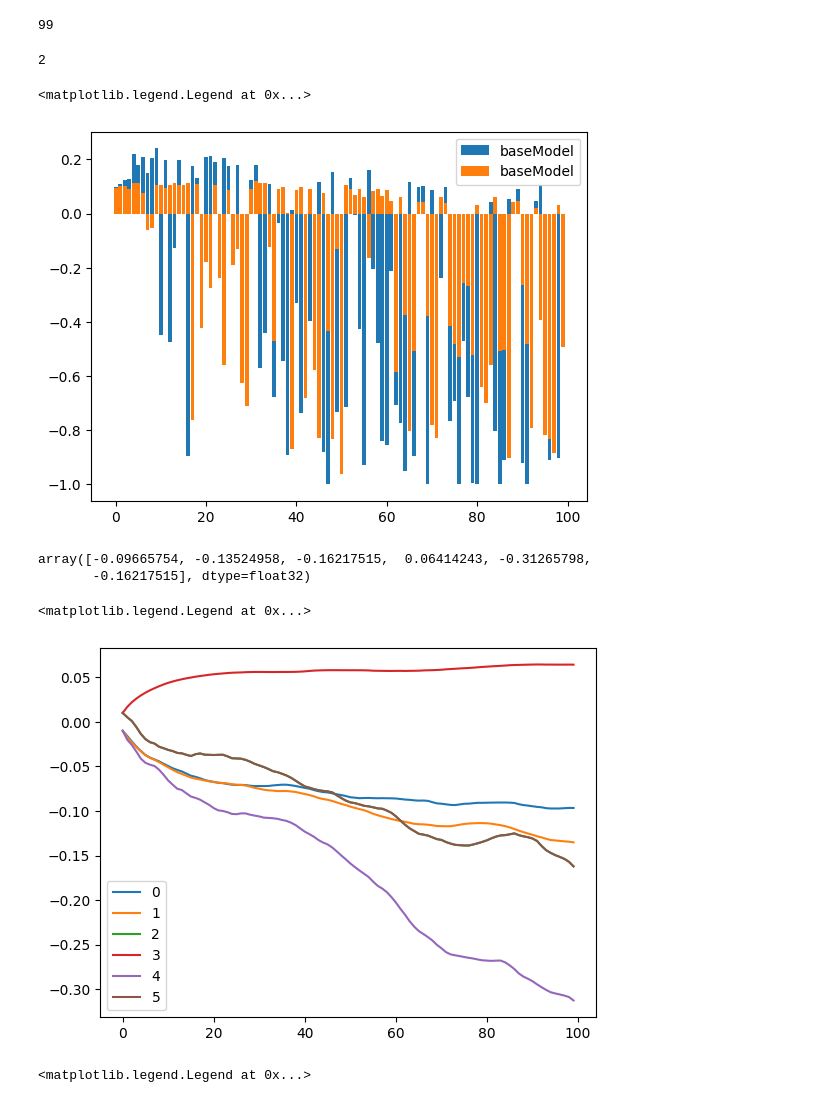
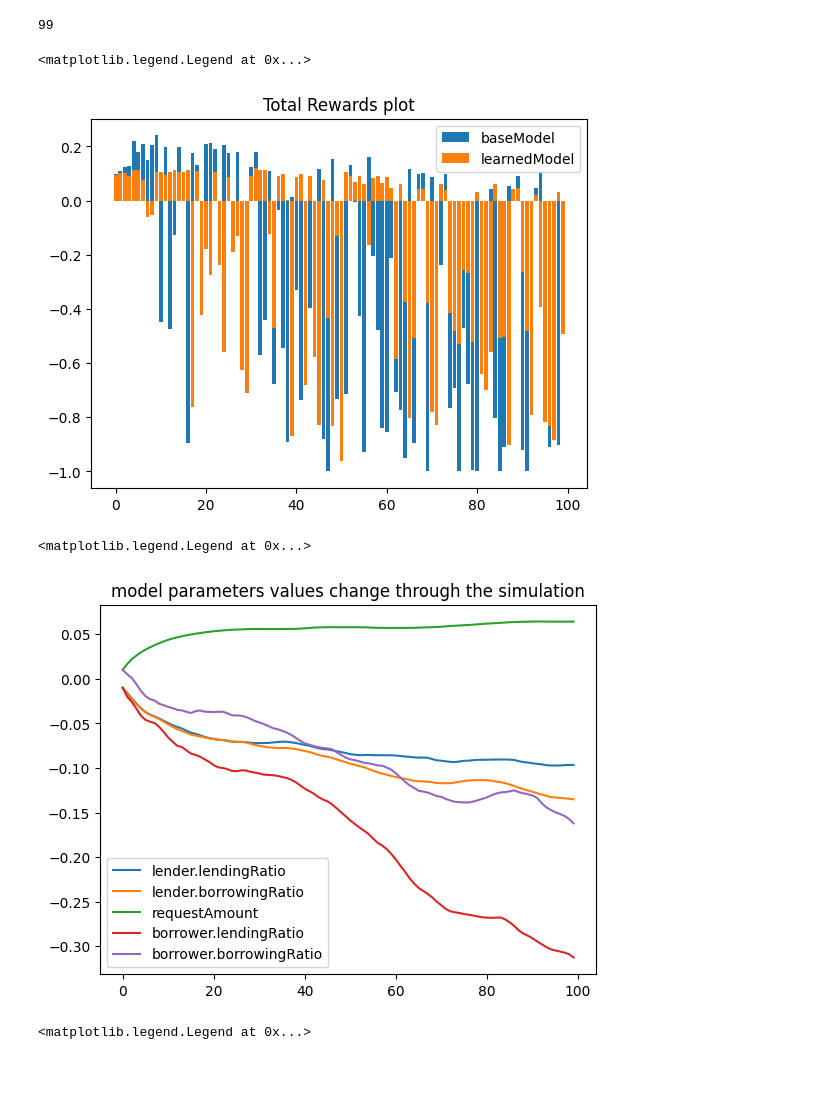
Before and after one commit to dongxulee/balanceSheet, a Jupyter notebook: bankingSystemRL.ipynb, the cells around one changed output. Drawn from its saved outputs; the diff is of its cells as text; code cells hidden in the pictures; blank space fills up the shorter version.

```diff
--- a/bankingSystemRL.ipynb
+++ b/bankingSystemRL.ipynb
@@ -93,35 +93,29 @@ np.save("Rewards", Rewards)
 # %% [output]
 0
 99
-# %%
-len(Rewards)
-# %% [output]
-2
 # %%
-plt.figure("Total Rewards plot", figsize=(10,10))
+plt.title("Total Rewards plot")
 plt.bar(range(100),Rewards[0], label="baseModel")
-plt.bar(range(100),Rewards[1], label="baseModel")
+plt.bar(range(100),Rewards[1], label="learnedModel")
 plt.legend()
 # %% [output]
 <matplotlib.legend.Legend at 0x...>
-[figure, old version]
+[figure, new version]
-# %%
-params[-1]
-# %% [output]
-array([-0.09665754, -0.13524958, -0.16217515,  0.06414243, -0.31265798,
-       -0.16217515], dtype=float32)
 # %%
 params = []
 for i in range(100):
     params.append(torch.load('models/model' + str(i) + '.pt')['fc1.weight'].numpy()[0])
 # %%
+plt.title("model parameters values change through the simulation")
 params = np.array(params)
+label = ["lender.lendingRatio","lender.borrowingRatio", "requestAmount", "requestAmount","borrower.lendingRatio", "borrower.borrowingRatio"]
 for i in range(6):
-    plt.plot(params[:,i], label=str(i))
+    if i !=2:
+        plt.plot(params[:,i], label=label[i])
 plt.legend()
 # %% [output]
 <matplotlib.legend.Legend at 0x...>
-[figure, old version]
+[figure, new version]
 # %%
 plt.plot(Rewards[0], label="model0")
 plt.plot(Rewards[1], label="model1")
```
